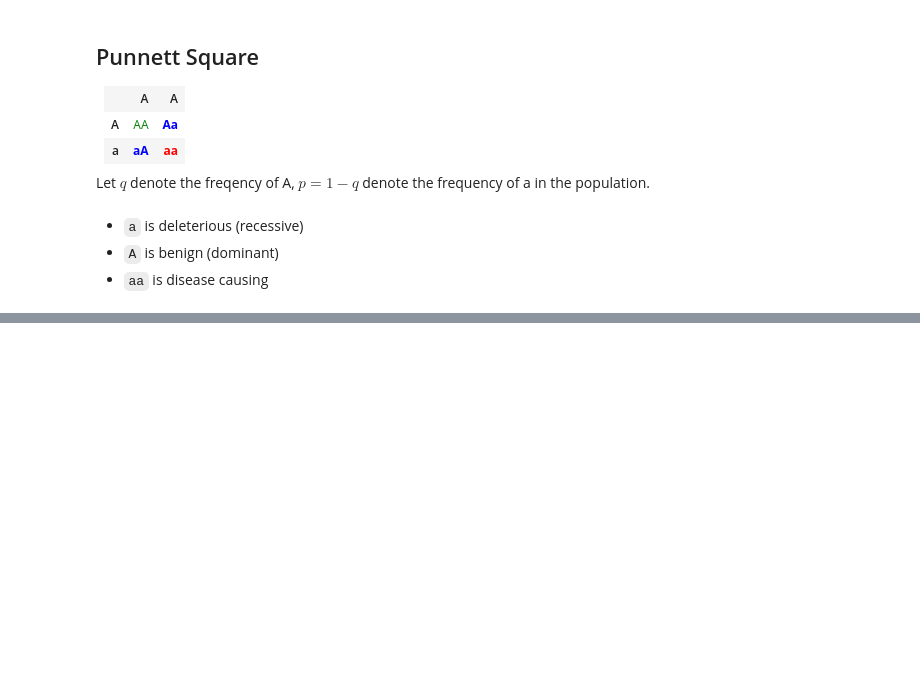
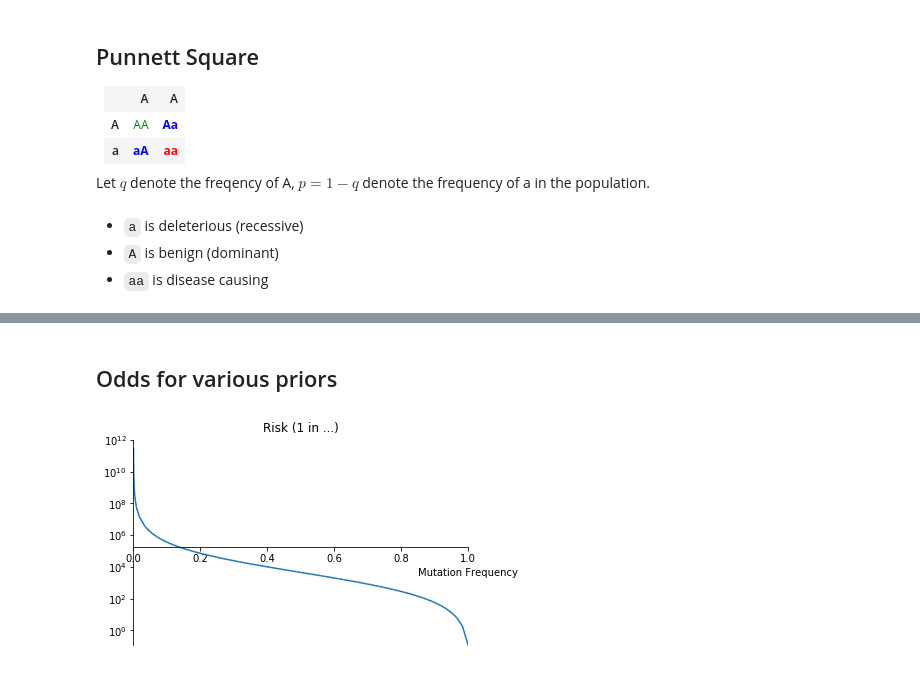
Before and after one commit to lucaswiman/stuff, a Jupyter notebook: documents/20180424--sympy-pyninsula-talk/Pyninsula talk.ipynb, the cells around one changed output, grey strips where cells are left out. Drawn from its saved outputs; the diff is of its cells as text; code cells hidden in the pictures; blank space fills up the shorter version.

```diff
--- a/documents/20180424--sympy-pyninsula-talk/Pyninsula talk.ipynb
+++ b/documents/20180424--sympy-pyninsula-talk/Pyninsula talk.ipynb
@@ -182,0 +224,14 @@ Let $q$ denote the freqency of A, $p=1-q$ denote the frequency of a in the popul
+# %% [markdown]
+## Odds for various priors
+# %%
+plt = plot(
+    1 / reproductive_risk.subs({detection_rate: 0.99}),
+    (p, 0, 1),
+    yscale='log',
+    xlabel='Mutation Frequency',
+    ylabel='',
+    title='Risk (1 in ...)',
+    show=False)
+plt.show()
+# %% [output]
+[figure, added]
```
Also changed, not shown: parts of 13 cells of this notebook.
